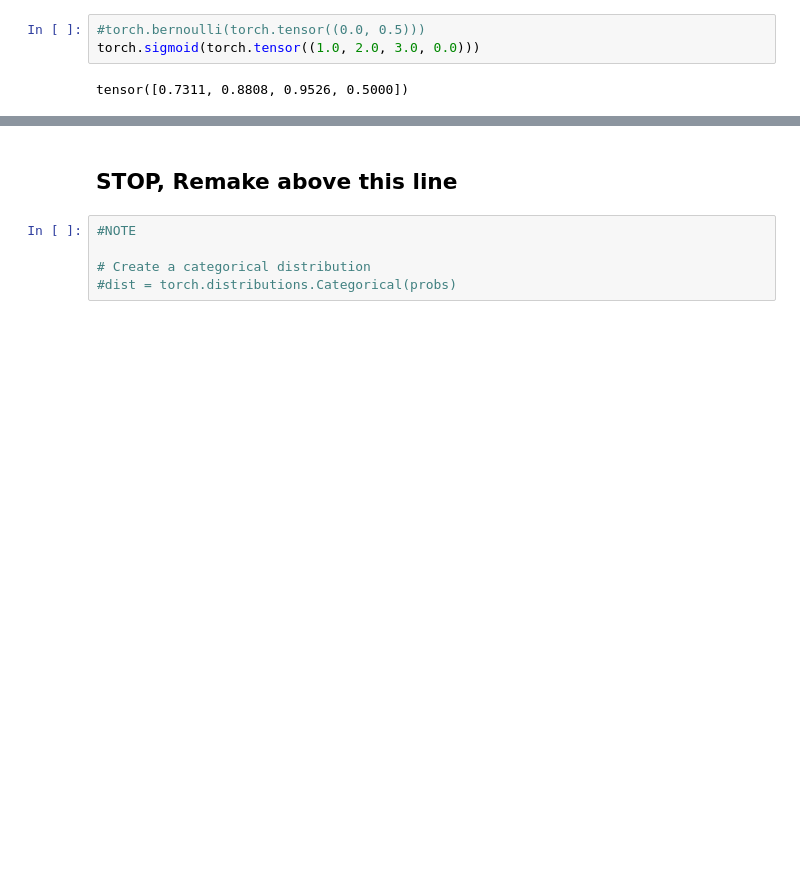
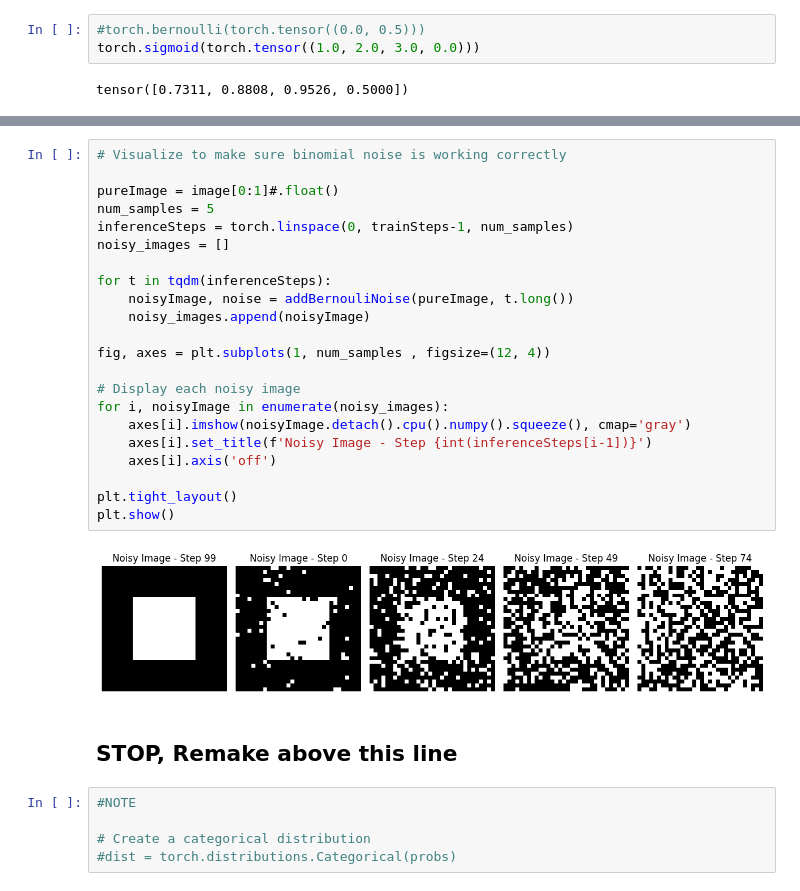
Before and after one commit to MathiasBoi6/GenerativeCircuits, a Jupyter notebook: MnistBlockSimpleTest.ipynb, the cells around one changed output, grey strips where cells are left out. Drawn from its saved outputs; the diff is of its cells as text; blank space fills up the shorter version.

Commit message:
Binomial diffusion might be working

```diff
--- a/MnistBlockSimpleTest.ipynb
+++ b/MnistBlockSimpleTest.ipynb
@@ -145,3 +311,27 @@ tensor([[[[0.5318, 0.5318, 0.5318, 0.5318, 0.5318, 0.5318, 0.5318, 0.5318,
+# %%
+# Visualize to make sure binomial noise is working correctly
+
+pureImage = image[0:1]#.float()
+num_samples = 5
+inferenceSteps = torch.linspace(0, trainSteps-1, num_samples)
+noisy_images = []
+
+for t in tqdm(inferenceSteps):
+    noisyImage, noise = addBernouliNoise(pureImage, t.long())
+    noisy_images.append(noisyImage)
+
+fig, axes = plt.subplots(1, num_samples , figsize=(12, 4))
+
+# Display each noisy image
+for i, noisyImage in enumerate(noisy_images):
+    axes[i].imshow(noisyImage.detach().cpu().numpy().squeeze(), cmap='gray')
+    axes[i].set_title(f'Noisy Image - Step {int(inferenceSteps[i-1])}')
+    axes[i].axis('off')
+
+plt.tight_layout()
+plt.show()
+# %% [output]
+[figure, added]
 # %% [markdown]
 STOP, Remake above this line
 -------
```
Also changed, not shown: parts of 8 cells of this notebook, 1 other file.
